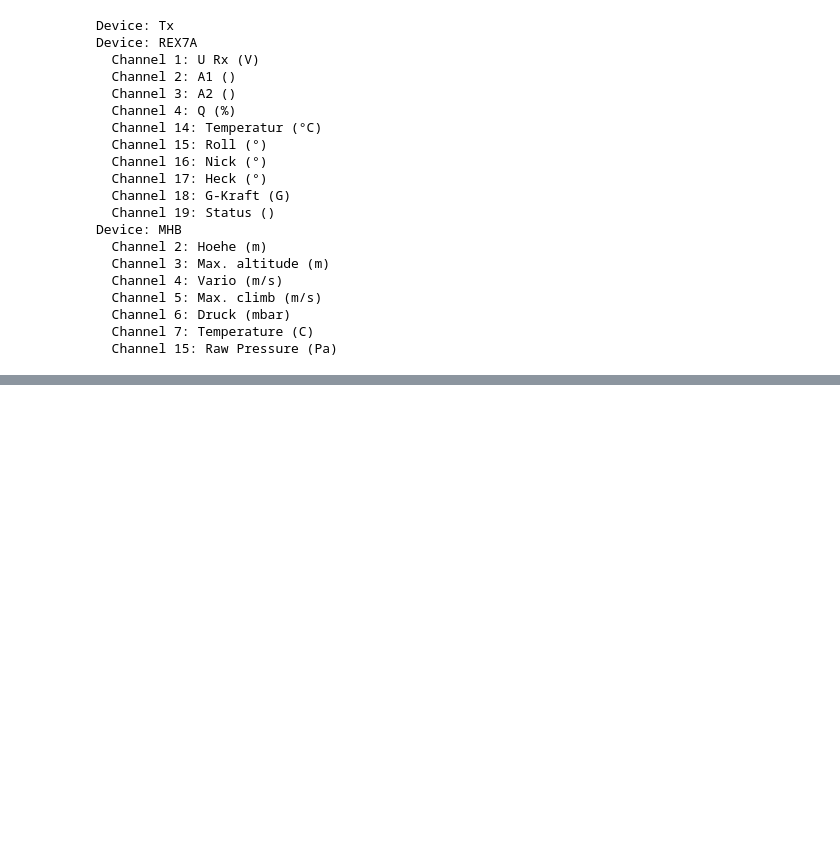
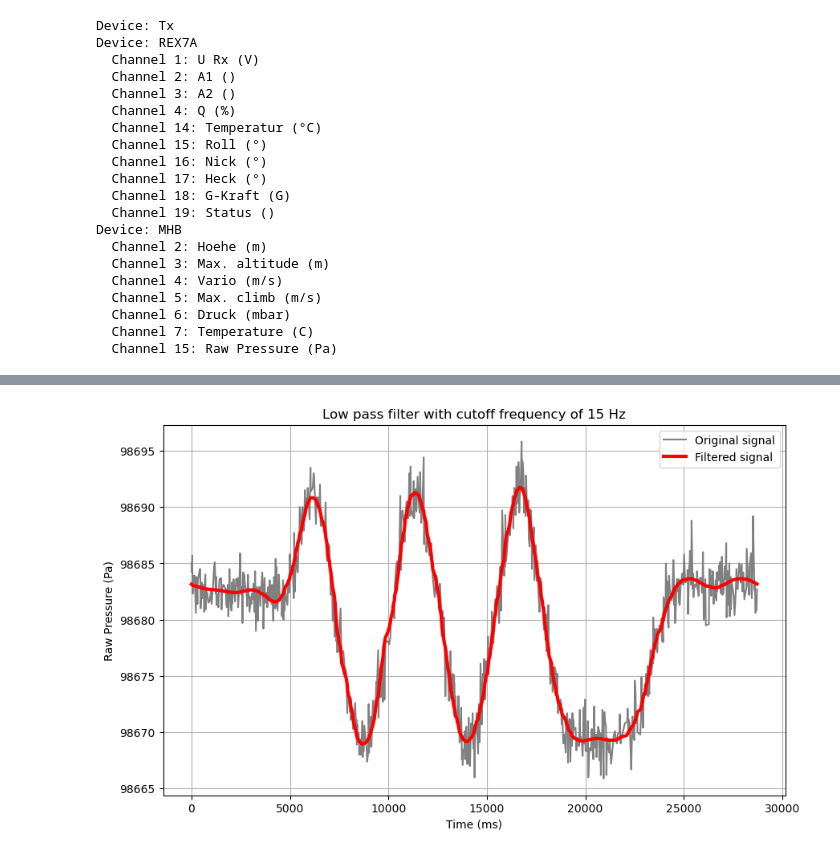
Before and after one commit to chiefenne/JETI_EX_BUS, a Jupyter notebook: signal_filter/Signal_Filter.ipynb, the cells around one changed output, grey strips where cells are left out. Saved outputs shown, nothing was run; the diff lists cells and outputs as text; code cells hidden in the pictures; blank space fills up the shorter version.

Commit message:
Notebook to experiment with filters.

```diff
--- a/signal_filter/Signal_Filter.ipynb
+++ b/signal_filter/Signal_Filter.ipynb
@@ -218,0 +131,30 @@ plt.show()
+# %%
+# make a low pass filter and allow to set the cutoff frequency
+def low_pass_filter(signal, cutoff_frequency, sampling_frequency):
+    # calculate the number of samples
+    n_samples = len(signal)
+    # calculate the frequencies
+    frequencies = np.fft.fftfreq(n_samples, d=1.0 / sampling_frequency)
+    # create a filter
+    filter = np.ones(n_samples)
+    filter[np.abs(frequencies) > cutoff_frequency] = 0
+    # apply the filter
+    filtered_signal = np.fft.ifft(np.fft.fft(signal) * filter)
+    return np.real(filtered_signal)
+
+# apply the low pass filter
+cutoff_frequency = 15
+LP_filtered_signal = low_pass_filter(signal, cutoff_frequency, 1000)
+
+# plot the filtered signal
+plt.figure(figsize=(10, 6))
+plt.plot(timestamps, signal, label="Original signal", color="gray")
+plt.plot(timestamps, LP_filtered_signal, label="Filtered signal", color='red', lw=3)
+plt.title(f"Low pass filter with cutoff frequency of {cutoff_frequency} Hz")
+plt.xlabel("Time (ms)")
+plt.ylabel(f"{devices[target_device]['channels'][target_channel_id]['name']} ({devices[target_device]['channels'][target_channel_id]['unit']})")
+plt.legend()
+plt.grid()
+plt.show()
+# %% [output]
+[figure, added]
```
Also changed, not shown: parts of 22 cells of this notebook.
